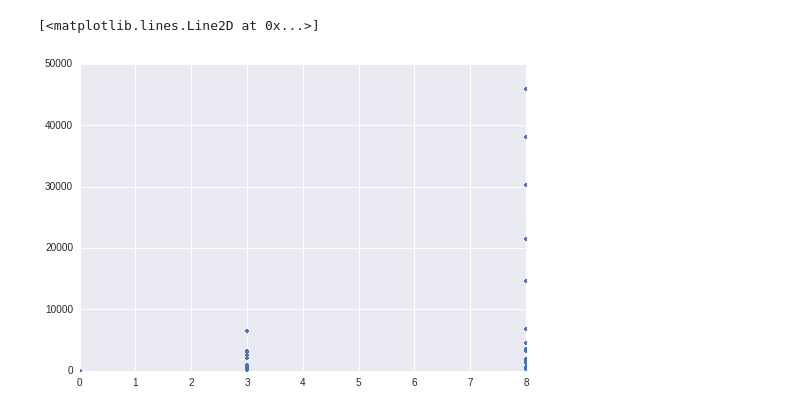
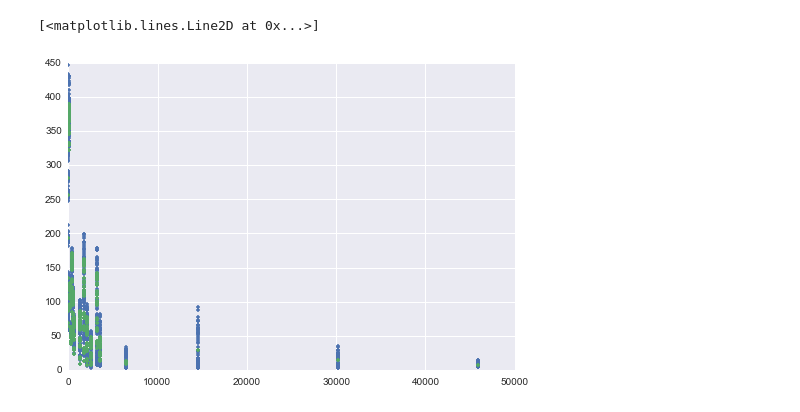
Before and after one commit to arokem/ISBI2015, a Jupyter notebook: ModelingTE-integrated.ipynb, the cells around one changed output. Saved outputs shown, nothing was run; the diff lists cells and outputs as text; code cells hidden in the pictures.

```diff
--- a/ModelingTE-integrated.ipynb
+++ b/ModelingTE-integrated.ipynb
@@ -41,0 +33,2 @@ test_g = data['seen']['g'][1::2]
+# %%
+vox_idx = 0
@@ -46,7 +113,10 @@ test_gtab = grad.gradient_table(test_bvals, test_bvecs, big_delta=test_Delta, sm
 train_s0 = train_data[train_gtab.b0s_mask]
 # %%
 import sklearn.linear_model as lm
-#model = sfm.SparseFascicleModel(train_gtab, isotropic=sfm.ExponentialIsotropicModel)
-#model = dti.TensorModel(train_gtab)
-model = Model(train_gtab, isotropic=BiExponentialIsotropicModel, solver=lm.ElasticNet(l1_ratio=0.1, alpha=0.000000001, positive=True, warm_start=True, max_iter=25000,
-                                                                                      fit_intercept=True, normalize=True))
+model1 = Model(train_gtab, isotropic=BiExponentialIsotropicModel,
+               solver=lm.ElasticNet(l1_ratio=0.1, alpha=1e-5, positive=True, warm_start=True, #max_iter=25000,
+                                                                               fit_intercept=True, normalize=True))
+
+model2 = Model(test_gtab, isotropic=BiExponentialIsotropicModel,
+               solver=lm.ElasticNet(l1_ratio=0.1, alpha=1e-5, positive=True, warm_start=True, #max_iter=25000,
+                                                                fit_intercept=True, normalize=True))
@@ -71,0 +123,6 @@ array([   0.,   17.,   19.,   20.,   21.,   23.,   37.,   38.,   39.,
+# %%
+fit1 = model1.fit(train_data, train_te, train_g)
+fit2 = model2.fit(test_data, test_te, test_g)
+# %%
+predict1= fit1.predict(test_gtab, test_te)
+predict2= fit2.predict(train_gtab, train_te)
@@ -72,5 +135,6 @@ array([   0.,   17.,   19.,   20.,   21.,   23.,   37.,   38.,   39.,
 # %%
-plt.plot(train_delta, train_gtab.bvals, '.')
+plt.plot(train_gtab.bvals, train_data, '.')
+plt.plot(train_gtab.bvals, predict2, '.')
 # %% [output]
 [<matplotlib.lines.Line2D at 0x...>]
-[figure, old version]
+[figure, new version]
```
Also changed, not shown: parts of 28 cells of this notebook, 3 other files.
